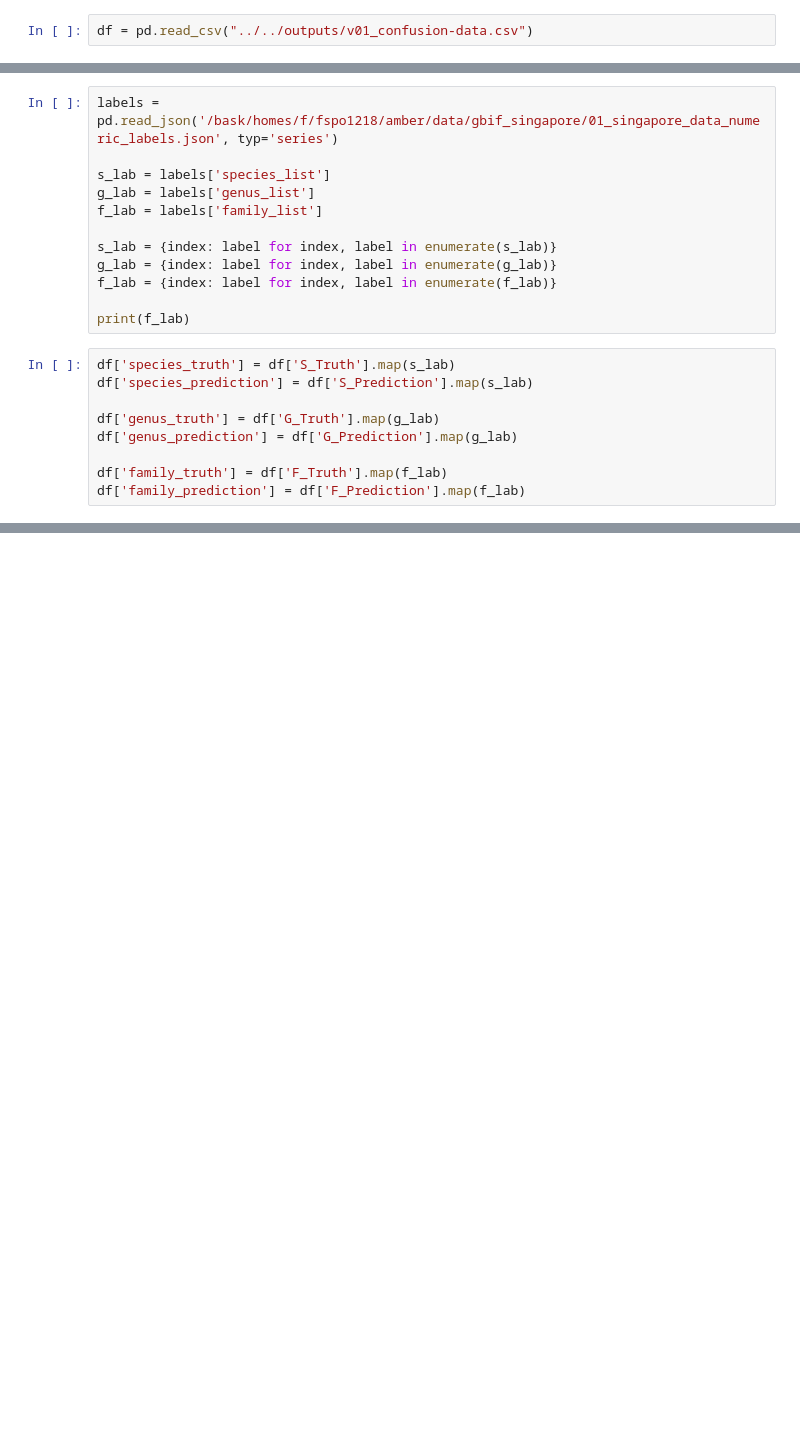
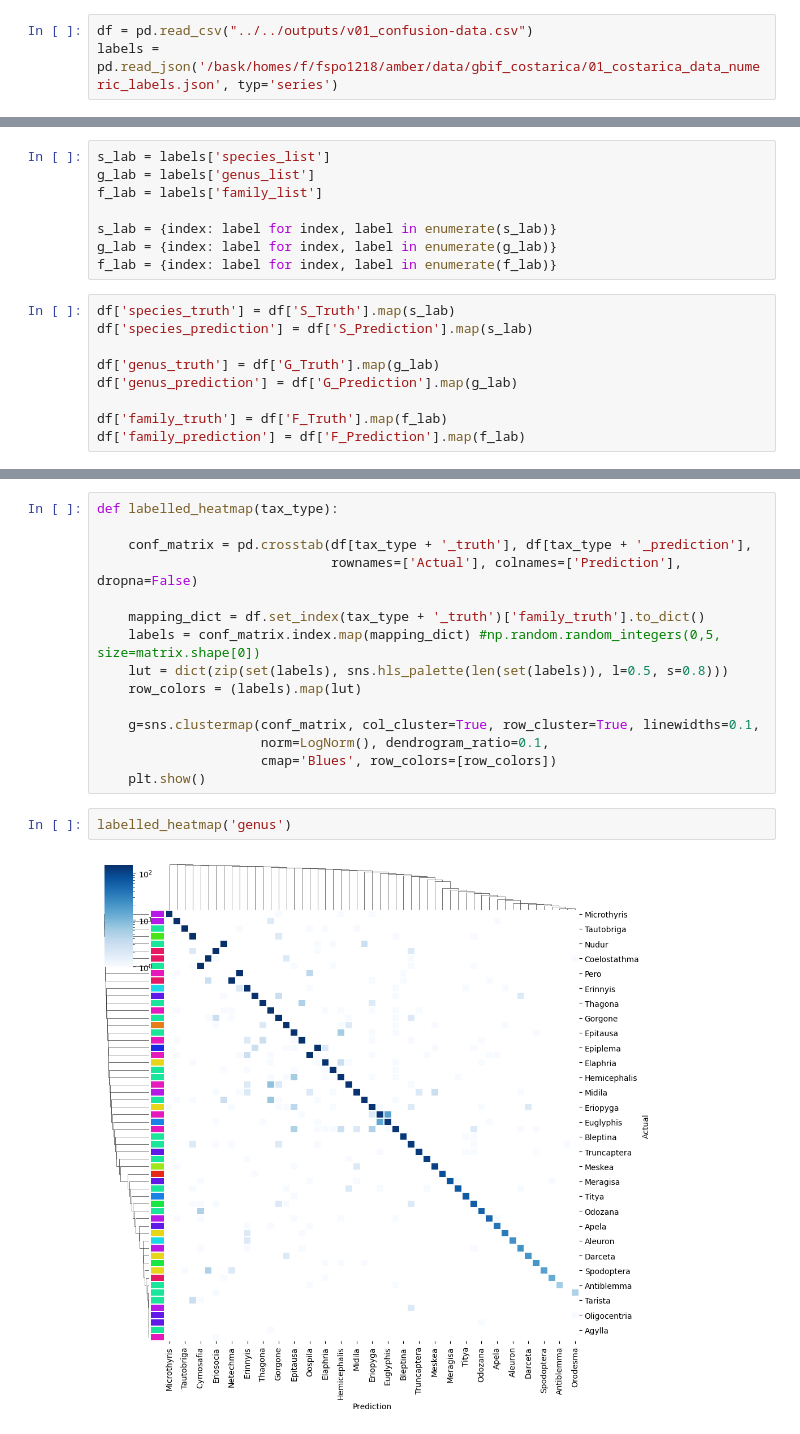
Before and after one commit to AMI-system/species_classifier, a Jupyter notebook: model_training/sandbox/confusion_matrix.ipynb, the cells around one changed output, grey strips where cells are left out. Drawn from its saved outputs; the diff is of its cells as text; blank space fills up the shorter version.

Commit message:
Add colour bar to conf matrix for family

```diff
--- a/model_training/sandbox/confusion_matrix.ipynb
+++ b/model_training/sandbox/confusion_matrix.ipynb
@@ -7,5 +7,6 @@ import matplotlib.pyplot as plt
 import seaborn as sns
 # %%
 df = pd.read_csv("../../outputs/v01_confusion-data.csv")
+labels = pd.read_json('/bask/homes/f/fspo1218/amber/data/gbif_costarica/01_costarica_data_numeric_labels.json', typ='series')
 # %%
 df.head()
@@ -28,6 +40,4 @@ print(f'Species Accuracy: {accuracy:.4f}')
 # %%
-labels = pd.read_json('/bask/homes/f/fspo1218/amber/data/gbif_singapore/01_singapore_data_numeric_labels.json', typ='series')
-
 s_lab = labels['species_list']
 g_lab = labels['genus_list']
 f_lab = labels['family_list']
@@ -35,8 +45,6 @@ f_lab = labels['family_list']
 s_lab = {index: label for index, label in enumerate(s_lab)}
 g_lab = {index: label for index, label in enumerate(g_lab)}
 f_lab = {index: label for index, label in enumerate(f_lab)}
-
-print(f_lab)
 # %%
 df['species_truth'] = df['S_Truth'].map(s_lab)
 df['species_prediction'] = df['S_Prediction'].map(s_lab)
@@ -68,0 +97,19 @@ confusion_matrix_kg("species")
+# %%
+def labelled_heatmap(tax_type):
+
+    conf_matrix = pd.crosstab(df[tax_type + '_truth'], df[tax_type + '_prediction'],
+                              rownames=['Actual'], colnames=['Prediction'], dropna=False)
+
+    mapping_dict = df.set_index(tax_type + '_truth')['family_truth'].to_dict()
+    labels = conf_matrix.index.map(mapping_dict) #np.random.random_integers(0,5, size=matrix.shape[0])
+    lut = dict(zip(set(labels), sns.hls_palette(len(set(labels)), l=0.5, s=0.8)))
+    row_colors = (labels).map(lut)
+
+    g=sns.clustermap(conf_matrix, col_cluster=True, row_cluster=True, linewidths=0.1,
+                     norm=LogNorm(), dendrogram_ratio=0.1,
+                     cmap='Blues', row_colors=[row_colors])
+    plt.show()
+# %%
+labelled_heatmap('genus')
+# %% [output]
+[figure, added]
```
Also changed, not shown: parts of 8 cells of this notebook.
